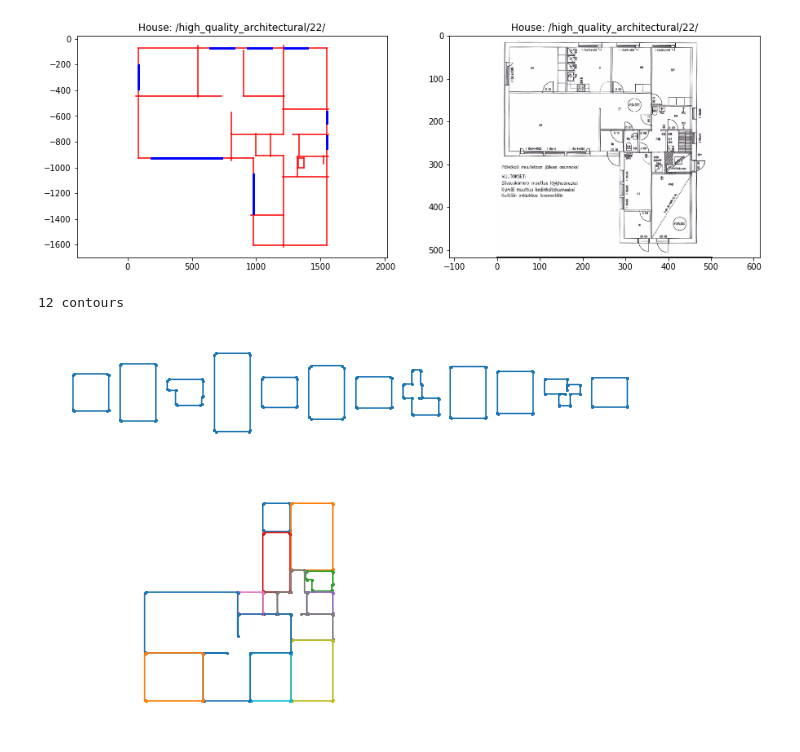
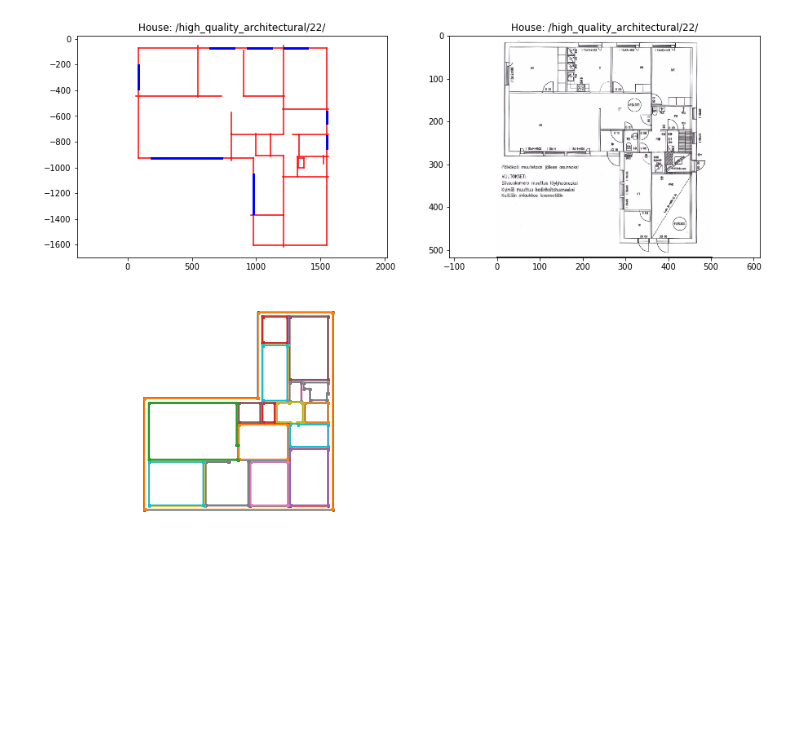
Before and after one commit to saeranv/CubiCasa5k, a Jupyter notebook: floorplan_bem/floorplan_bem.ipynb, the cells around one changed output. Drawn from its saved outputs; the diff is of its cells as text; code cells hidden in the pictures; blank space fills up the shorter version.

```diff
--- a/floorplan_bem/floorplan_bem.ipynb
+++ b/floorplan_bem/floorplan_bem.ipynb
@@ -105,46 +125,39 @@ img = 255 - img
+# %%
+from skimage.measure import approximate_polygon, find_contours
+from shapely import geometry as geom
+# poly = geom.Polygon([(_rr, -_cc) for _rr, _cc in zip(rr, cc)])
+# poly = poly.simplify(0.05, preserve_topology=True)
+
+
+#_img_fpath = os.path.join(os.getcwd(), 'contour.png')
+# img = cv2.imread(_img_fpath, cv2.IMREAD_GRAYSCALE)
+img = rooms
+#plt.imshow(img, cmap='gray')
+
+block_size = 5 # size of pixel neighborhood for threshold
+bias = 0 # subtract from mean
+_thresh = cv2.adaptiveThreshold(
+    img, 255, cv2.ADAPTIVE_THRESH_GAUSSIAN_C, cv2.THRESH_BINARY, block_size, bias)
+#plt.imshow(_thresh, cmap='gray')
+#print(np.unique(thresh))
 # %%
 
-
-
-ret, thresh = cv2.threshold(img, 250, 255,  cv2.THRESH_BINARY)
-#plt.imshow(img, cmap='gray')
-#print(thresh.max())
-
 #kernel = cv2.getStructuringElement(cv2.MORPH_ELLIPSE,(3,3))
-#thresh = cv2.dilate(thresh, kernel).copy()
+#thresh = cv2.dilate(_thresh, kernel).copy()
 # the '[:-1]' is used to skip the contour at the outer border of the image
-contours = cv2.findContours(thresh, cv2.RETR_TREE, cv2.CHAIN_APPROX_SIMPLE)[1:-1]
-contours = contours[0][1:]
-#contours = [contours[i][::-1][0] for i in range(len(contours))]
+contours = cv2.findContours(_thresh, cv2.RETR_TREE, cv2.CHAIN_APPROX_SIMPLE)[1:-1]
+contours = contours[0]
 
 N = len(contours)
-print(N, 'contours')
-f, a = plt.subplots(1, N, figsize=(10, 2))
-for i in range(N):
-    contour = contours[i]
-    contour = np.array(contour)
-    poly = extract_xy(contour)
-    poly = connect_xy(*poly)
-    #poly = approximate_polygon(poly.T, tolerance=1).T
-
-    #poly = approximate_polygon(poly.T, tolerance=1).T
-    #plt.imshow(255 - img, alpha=0.5, cmap='gray')
-    a[i].plot(poly[0], poly[1], marker='o', markersize=2)
-    a[i].axis('equal')
-    a[i].axis('off')
 
 f, a = plt.subplots(1, 1)
 for i in range(N):
     contour = contours[i]
     contour = np.array(contour)
     poly = extract_xy(contour)
     poly = connect_xy(*poly)
-    #poly = approximate_polygon(poly.T, tolerance=1).T
-
     a.plot(poly[0], poly[1], marker='o', markersize=2)
     a.axis('equal')
     a.axis('off')
 # %% [output]
-12 contours
-[figure, old version]
+[figure, new version]
-[figure, removed]
```
Also changed, not shown: parts of 5 cells of this notebook, 2 other files.
